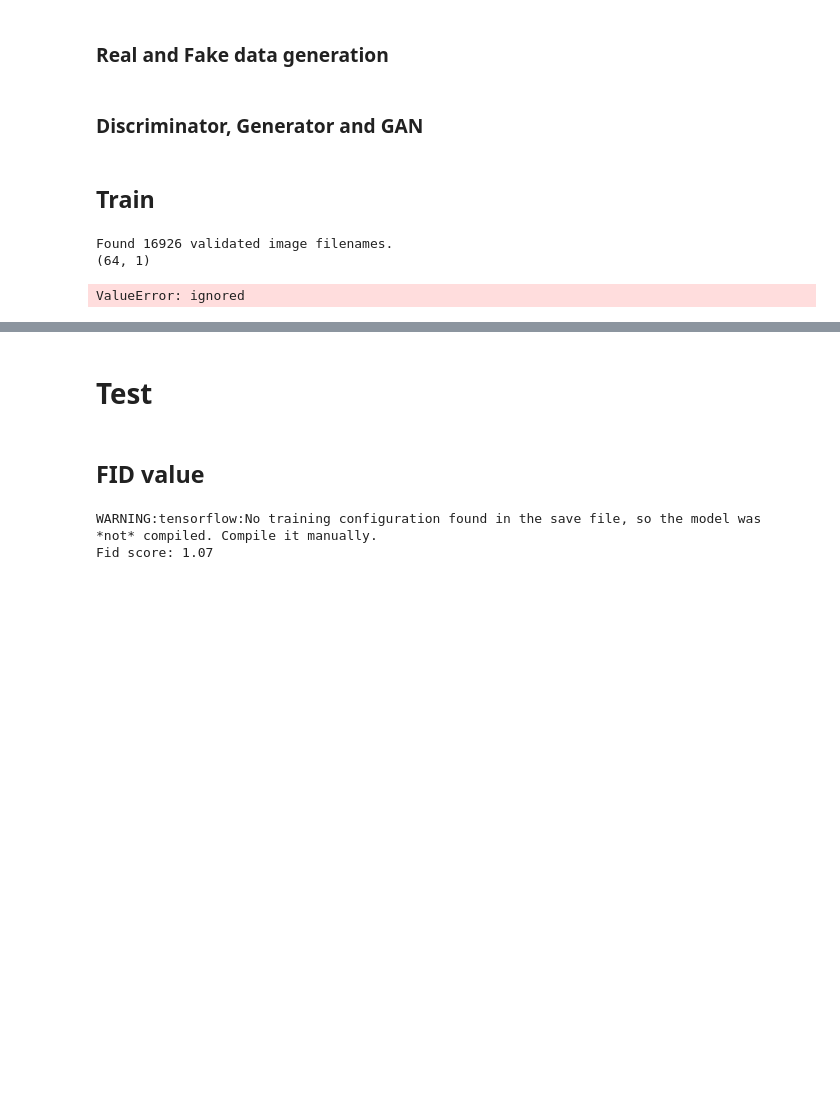
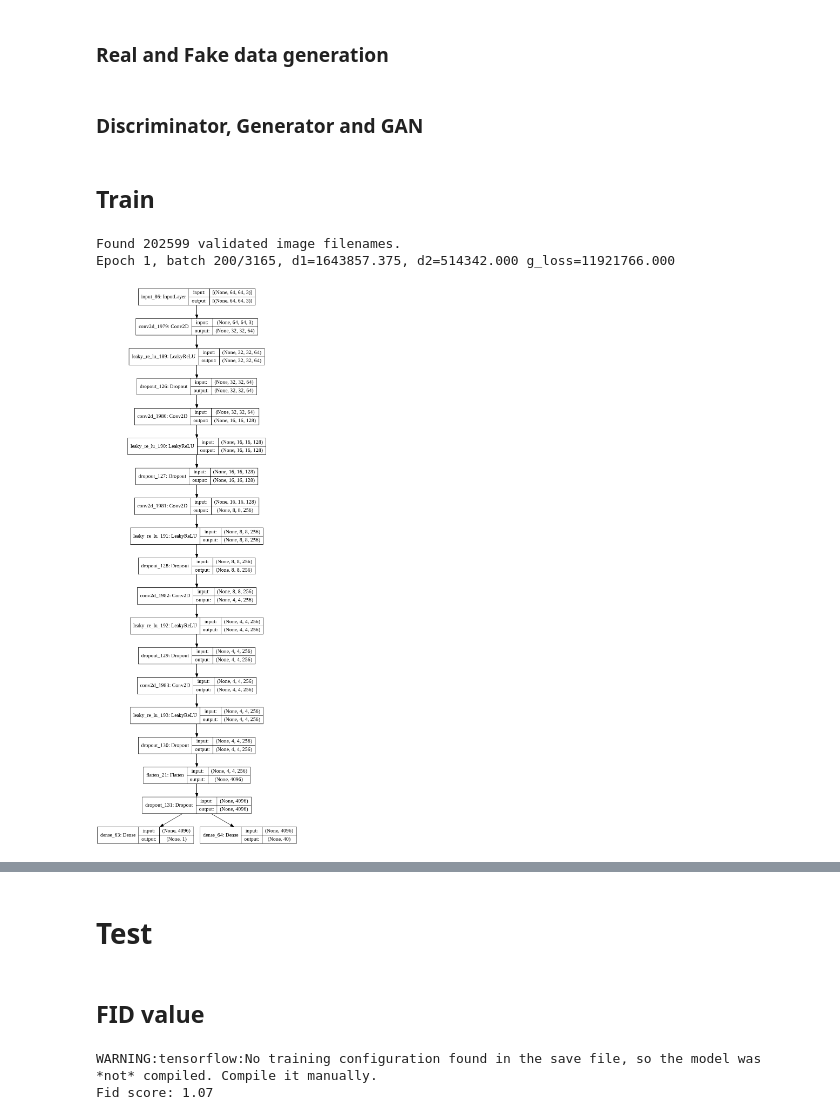
Before and after one commit to giuliofortini/deep_face_generator, a Jupyter notebook: face_generator.ipynb, the cells around one changed output, grey strips where cells are left out. Cells and saved outputs as stored; diff of their text form; code cells hidden in the pictures; blank space fills up the shorter version.

```diff
--- a/face_generator.ipynb
+++ b/face_generator.ipynb
@@ -404,7 +400,7 @@ def define_gan(generator, discriminator):
 ## Train
 # %%
 # train the generator and discriminator
-def train(g_model, d_model, gan_model, inception_model, dataset, latent_dim, n_epochs=10, n_batch=64):
+def train(g_model, d_model, gan_model, inception_model, dataset, latent_dim, n_epochs=20, n_batch=64):
     bat_per_epo = int(202599 / n_batch)
     # manually enumerate epochs
     for i in range(n_epochs):
@@ -414,36 +410,33 @@ def train(g_model, d_model, gan_model, inception_model, dataset, latent_dim, n_e
       for j in range(bat_per_epo):
 
         # train discriminator 3 times as the generator
-        for k in range(3):
-          # get randomly selected 'real' samples
-          [X_real, labels_real], y_real = generate_real_samples(dataset)
-          current_batch_size = X_real.shape[0]
+        #for k in range(3):
+        # get randomly selected 'real' samples
+        [X_real, labels_real], y_real = generate_real_samples(dataset)
+        current_batch_size = X_real.shape[0]
 
-          print(np.expand_dims(labels_real, axis=-1).shape)
+        labels_real = np.array(labels_real).reshape(current_batch_size, 40)
+        # update discriminator model weights
+        d1_history = d_model.train_on_batch(X_real, [y_real, labels_real])
 
-          labels_real = labels_real.reshape(current_batch_size, 40, 1)
-          # update discriminator model weights
-          d_loss1, _, _, _, _ = d_model.train_on_batch(X_real, [y_real, labels_real])
+        # generate 'fake' examples
+        [X_fake, labels_fake], y_fake = generate_fake_samples(
+            g_model, latent_dim, current_batch_size)
 
-
-          # generate 'fake' examples
-          [X_fake, labels_fake], y_fake = generate_fake_samples(
-              g_model, latent_dim, current_batch_size)
-
-          labels_fake = labels_fake.reshape(current_batch_size, 40, 1)
-          # update discriminator model weights
-          d_loss2, _, _, _, _ = d_model.train_on_batch(X_fake, [y_fake, labels_fake])
+        # update discriminator model weights
+        d2_history = d_model.train_on_batch(X_fake, [y_fake, labels_fake])
 
         # prepare points in latent space as input for the generator
         X_gan, label_gan = generate_latent_points(latent_dim, current_batch_size)
         # create inverted labels for the fake samples
         y_gan = -np.ones((current_batch_size, 1))
+
         # update the generator via the discriminator's error
-        g_loss, _ = gan_model.train_on_batch([X_gan, label_gan], [y_gan, label_gan])
+        g_history = gan_model.train_on_batch([X_gan, label_gan], [y_gan, label_gan])
         # summarize loss on this batch
         if ((j + 1) % 200 == 0):
-          print('>%d, %d/%d, d1=%.3f, d2=%.3f g=%.3f' %
-              (i+1, j+1, bat_per_epo, d_loss1, d_loss2, g_loss))
+          print('Epoch %d, batch %d/%d, d1=%.3f, d2=%.3f g_loss=%.3f' %
+              (i+1, j+1, bat_per_epo, d1_history[0], d2_history[0], g_history[0]))
 
         if ((j + 1) % 1000 == 0):
             save_generated_images(X_fake, i, j, n_batch)
@@ -452,7 +445,9 @@ def train(g_model, d_model, gan_model, inception_model, dataset, latent_dim, n_e
       print("Elapsed time: {} minutes and {:.2f} seconds".format((end-start)//60, (end-start)%60))
 
       # save the generator model
-      g_model.save('/content/drive/MyDrive/Generators/generator_epoch_'+str(i+1)+'.h5')
+      model_name = 'generator_epoch_'+str(i+1)+'.h5'
+      g_model.save('/content/Generators/'+ model_name)
+      g_model.save('/content/drive/MyDrive/Generators/' + model_name)
 
 # size of the latent space
 latent_dim = 100
@@ -467,7 +462,7 @@ generator = define_generator(latent_dim)
 gan_model = define_gan(generator, discriminator)
 
 # load image data
-dataset = load_dataset(cropped_path, attributes, 64, (64,64,3), subset=True)
+dataset = load_dataset(cropped_path, attributes, 64, (64,64,3))
 
 # prepare the inception model
 inception = InceptionV3(include_top=False, pooling='avg', input_shape=(299,299,3))
@@ -475,6 +470,9 @@ inception = InceptionV3(include_top=False, pooling='avg', input_shape=(299,299,3
 # train model
 train(generator, discriminator, gan_model, inception, dataset, latent_dim, n_epochs=15, n_batch=64)
 # %% [output]
-Found 16926 validated image filenames.
-(64, 1)
+Found 202599 validated image filenames.
+Epoch 1, batch 200/3165, d1=1643857.375, d2=514342.000 g_loss=11921766.000
-ValueError: ignored
+# %%
+plot_model(discriminator, show_shapes=True)
+# %% [output]
+[figure, added]
```
Also changed, not shown: parts of 8 cells of this notebook.
